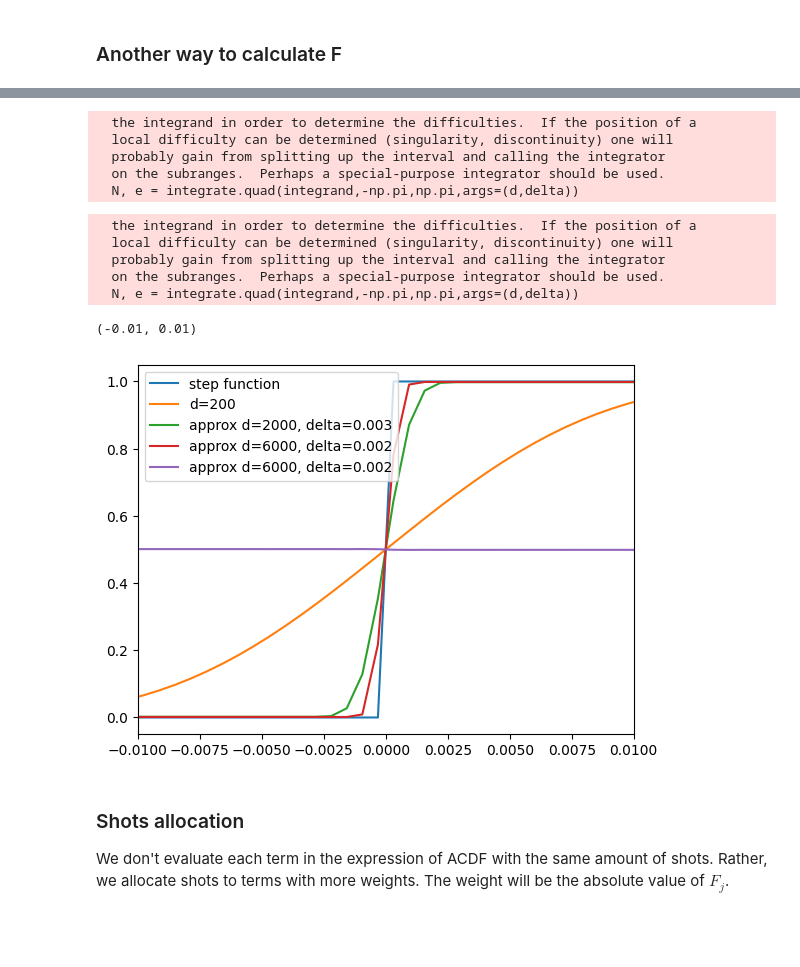
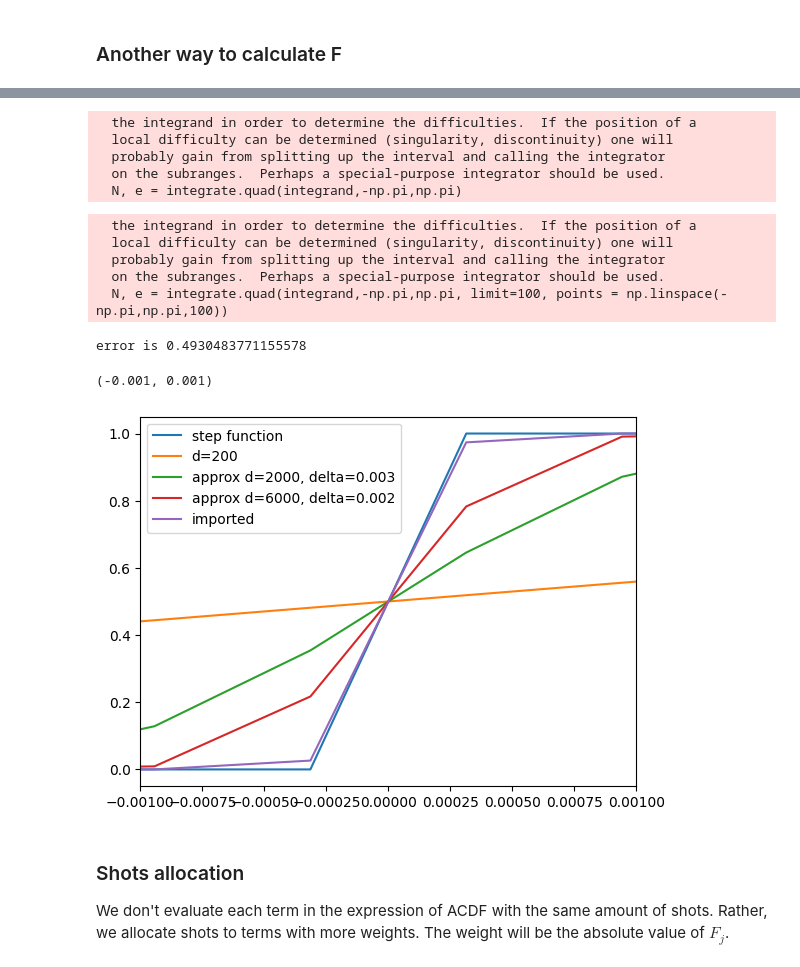
Before and after one commit to Dran-Z/QHack2023-SunnyDelft, a Jupyter notebook: Hybrid-Algorithm.ipynb, the cells around one changed output, grey strips where cells are left out. Saved outputs shown, nothing was run; the diff lists cells and outputs as text; code cells hidden in the pictures; blank space fills up the shorter version.

```diff
--- a/Hybrid-Algorithm.ipynb
+++ b/Hybrid-Algorithm.ipynb
@@ -542,22 +511,30 @@ def get_M(x,d,delta):
         coef = np.zeros(n+1)
         coef[n] = 1
         return np.polynomial.chebyshev.chebval(x = x, c=coef)
-    def integrand(x,d,delta):
+    def integrand(x):
         temp = (np.cos(x) - np.cos(delta))/(1 + np.cos(delta) )
+        #temp = (mp.cos(x) - mp.cos(delta))/(1 + mp.cos(delta))
         S = (1 + 2 * temp )
         return get_Tn(x=S,n=d)
 
 
-    N, e = integrate.quad(integrand,-np.pi,np.pi,args=(d,delta))
+    N, e = integrate.quad(integrand,-np.pi,np.pi, limit=100, points = np.linspace(-np.pi,np.pi,d))
+    print('error is', e)
+    #N = mp.quad(integrand, [-pi, pi])
 
-    return integrand(x,d,delta)/N
+    return integrand(x)/N
 
 def get_new_F_coefs(d, delta):
 
     d = d*2+2
     def get_M_fourier(d,delta):
         x = np.arange(-np.pi,np.pi,np.pi/(2*d))
-        x_ft = np.fft.fft(get_M(x,d,delta))/(4*d)
+
+        M_list = get_M(x,d,delta)
+        # M_list = []
+        # for ele in x:
+        #      M_list.append(get_M(ele,d,delta))
+        x_ft = np.fft.fft(M_list)/(4*d)
 
         for i,ele in enumerate(x_ft):
             x_ft[i]*=(-1)**i
@@ -594,3 +571,13 @@ def get_new_approx_step_function(d, delta):
         F_approx = F_approx + F*term
 
     return F_approx.real
+
+def get_step_from_F(F_list):
+
+    d = len(F_list)-1
+    x_list = np.linspace(-pi,pi, 10000)
+    F_approx = 0.5*np.ones(len(x_list))
+    for j, F in enumerate(F_list):
+        term = 2j*np.sin((2*j+1)*x_list)
+        F_approx = F_approx + F*term
+    return F_approx.real
@@ -596,0 +613,3 @@ def get_new_approx_step_function(d, delta):
+# %%
+
+F_list_import =np.load('F_list.npy')
@@ -602,26 +626,28 @@ B = get_new_approx_step_function(6000,.002)
   local difficulty can be determined (singularity, discontinuity) one will
   probably gain from splitting up the interval and calling the integrator
   on the subranges.  Perhaps a special-purpose integrator should be used.
-  N, e = integrate.quad(integrand,-np.pi,np.pi,args=(d,delta))
+  N, e = integrate.quad(integrand,-np.pi,np.pi)
 # %%
 x_list = np.linspace(-pi,pi,10000)
 plt.plot(x_list,list(np.zeros(len(x_list)//2))+list(np.ones(len(x_list)//2)),label='step function')
 #plt.plot(np.linspace(-pi,pi,10000), get_new_approx_step_function(20,.1))
 plt.plot(np.linspace(-pi,pi,10000), get_new_approx_step_function(200,.02),label='d=200')
 plt.plot(np.linspace(-pi,pi,10000), A,label='approx d=2000, delta=0.003')
 plt.plot(np.linspace(-pi,pi,10000), B,label='approx d=6000, delta=0.002')
-plt.plot(np.linspace(-pi,pi,10000), get_new_approx_step_function(2000,.0001),label='approx d=6000, delta=0.002')
+#plt.plot(np.linspace(-pi,pi,10000), get_new_approx_step_function(2000,.0001),label='approx d=6000, delta=0.002')
+plt.plot(x_list,get_step_from_F(F_list_import),label='imported')
 plt.legend()
 
-plt.xlim([-.01, .01])
+plt.xlim([-.001, .001])
 # %% [output]
   the integrand in order to determine the difficulties.  If the position of a
   local difficulty can be determined (singularity, discontinuity) one will
   probably gain from splitting up the interval and calling the integrator
   on the subranges.  Perhaps a special-purpose integrator should be used.
-  N, e = integrate.quad(integrand,-np.pi,np.pi,args=(d,delta))
+  N, e = integrate.quad(integrand,-np.pi,np.pi, limit=100, points = np.linspace(-np.pi,np.pi,100))
-(-0.01, 0.01)
+error is 0.4930483771155578
+(-0.001, 0.001)
-[figure, old version]
+[figure, new version]
 # %%
 ## Use the get_new_Z instead.
 
```
Also changed, not shown: parts of 12 cells of this notebook, 3 other files.
